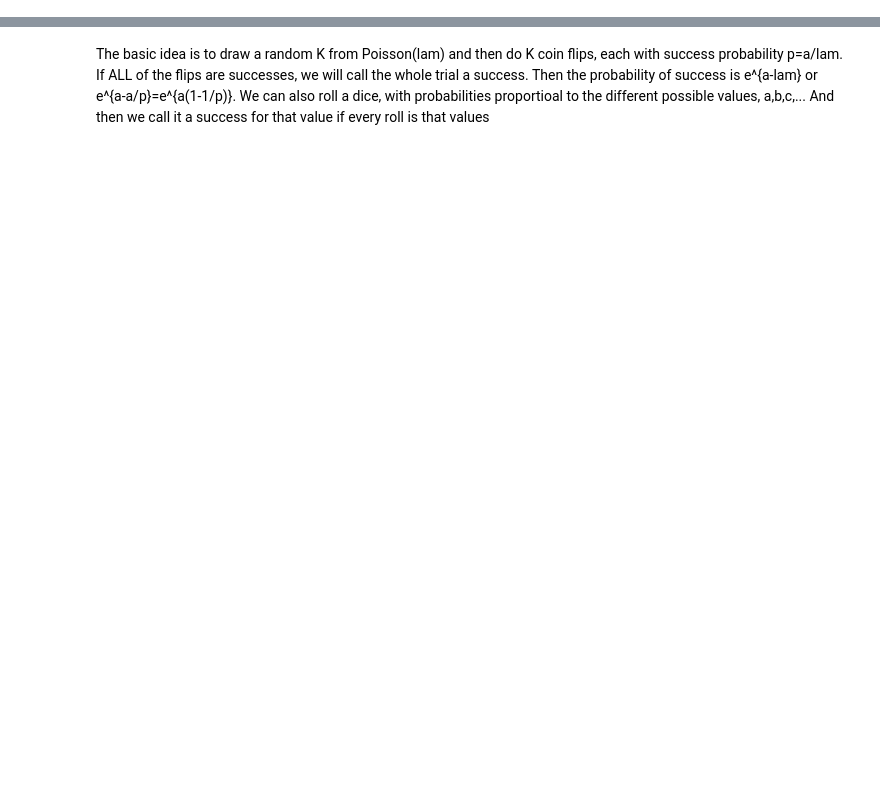
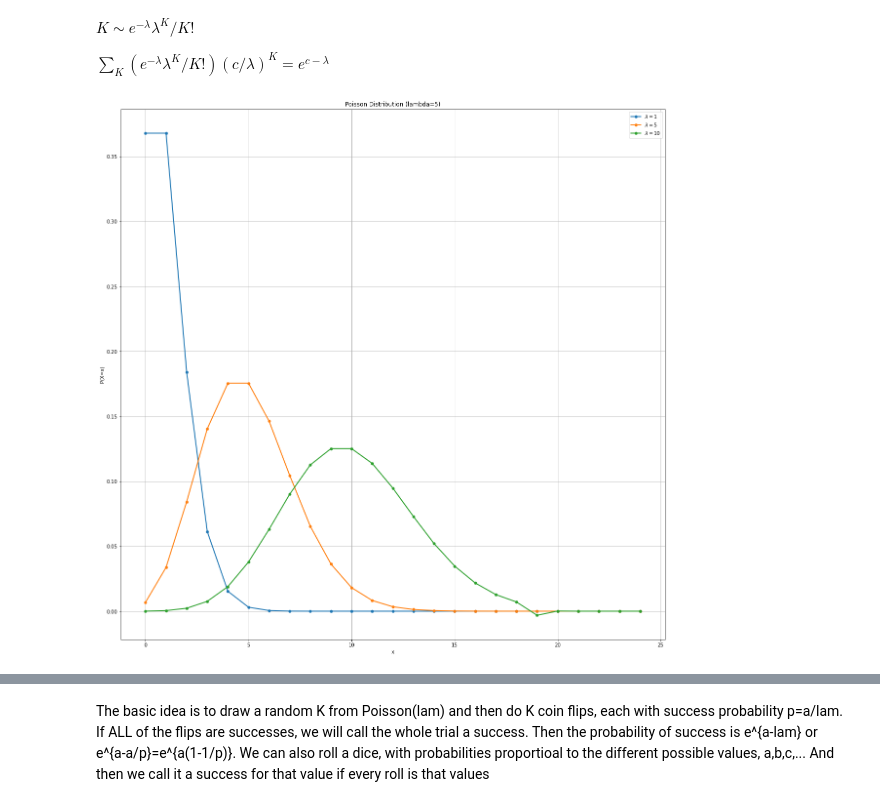
Before and after one commit to ajherman/attention, a Jupyter notebook: softmax.ipynb, the cells around one changed output, grey strips where cells are left out. Cells and saved outputs as stored; diff of their text form; code cells hidden in the pictures; blank space fills up the shorter version.

```diff
--- a/softmax.ipynb
+++ b/softmax.ipynb
@@ -174,0 +161,28 @@ print("Times returned no val: ",fails,"/",N)
+# %% [markdown]
+$K\sim e^{-\lambda} \lambda^K/K!$
+
+$\sum_K (e^{-\lambda}\lambda^K/K!)(c/\lambda)^K=e^{c-\lambda}$
+# %%
+import numpy as np
+import matplotlib.pyplot as plt
+from scipy.special import factorial
+
+# Set the value of lambda
+fig, ax = plt.subplots(figsize=(20,20))
+for lam in [1,5,10]:
+
+    # Generate the x values
+    x = np.arange(0, 25,dtype='int')
+
+    # Compute the Poisson distribution
+    poisson_dist = np.exp(-lam) * np.power(lam, x) / factorial(x)
+    ax.plot(x, poisson_dist,'-o', linewidth=2, markersize=5,label="$\lambda=$"+str(lam))
+    ax.set_xlabel('x')
+    ax.set_ylabel('P(X=x)')
+    ax.set_title('Poisson Distribution (lambda=5)')
+    ax.legend()
+    ax.grid(True)
+
+plt.show()
+# %% [output]
+[figure, added]
```
Also changed, not shown: parts of 15 cells of this notebook, 1 other file.
